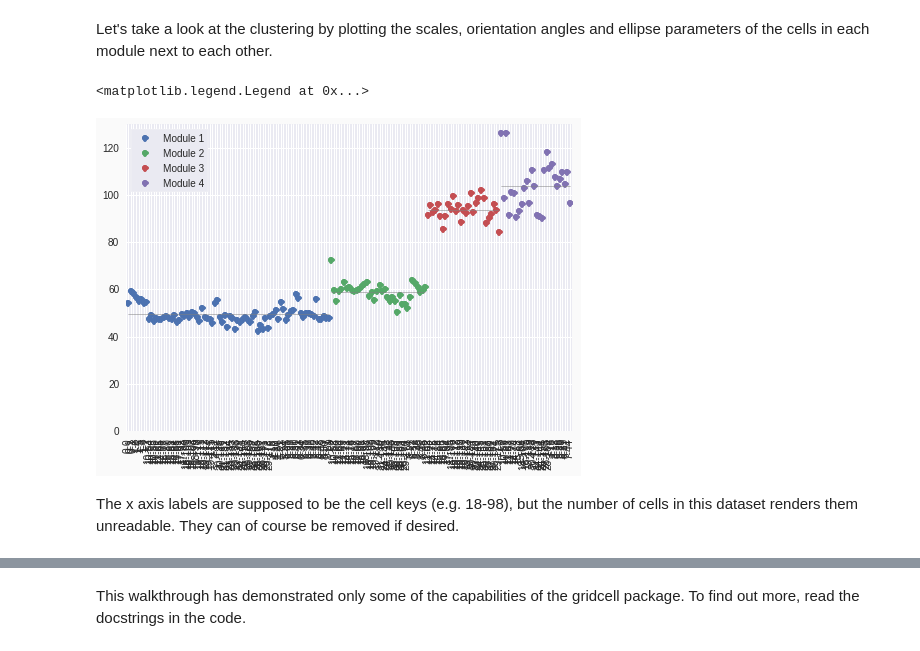
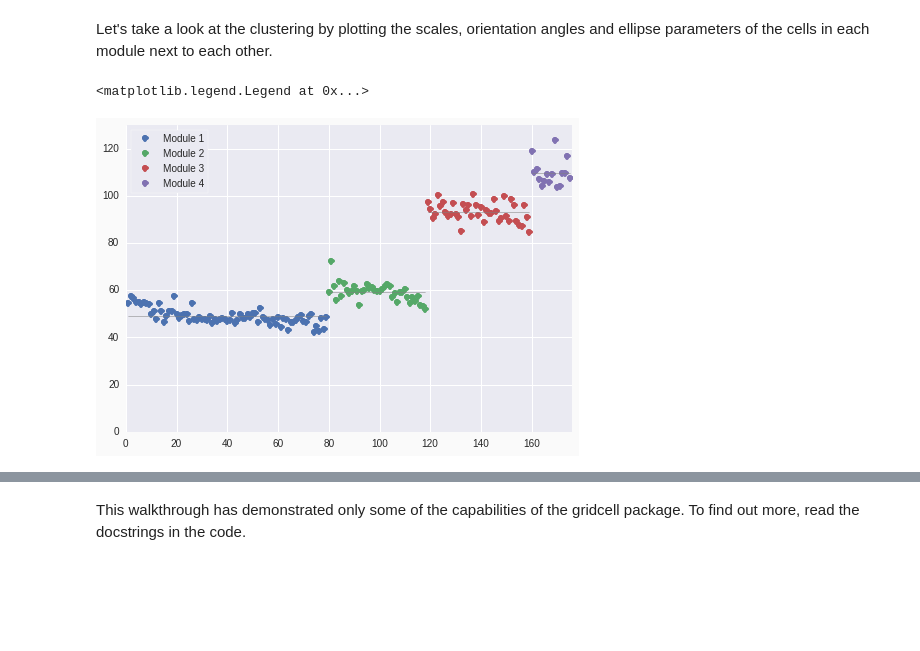
Before and after one commit to danielwe/gridcell, a Jupyter notebook: example.ipynb, the cells around one changed output, grey strips where cells are left out. Cells and saved outputs as stored; diff of their text form; code cells hidden in the pictures; blank space fills up the shorter version.

```diff
--- a/example.ipynb
+++ b/example.ipynb
@@ -163,3 +133,5 @@ cells = CellCollection.from_multiple_sessions(flekkendata, (42, 42), range_,
+# %%
+cells[109].params['threshold'] = 0.12
 # %% [markdown]
 We should check that the problem has been fixed:
 # %%
@@ -182,3 +155,30 @@ cell.plot_ellipse(smajaxis=False, minaxis=True, color='magenta', linewidth=4, zo
+# %%
+# There are other cells requiring custom thresholds
+cells[0].params['threshold'] = 0.17
+cells[8].params['threshold'] = 0.31
+cells[13].params['threshold'] = 0.21
+cells[31].params['threshold'] = 0.11
+cells[40].params['threshold'] = 0.08
+cells[43].params['threshold'] = 0.09
+cells[59].params['threshold'] = 0.18
+cells[63].params['threshold'] = 0.27
+cells[80].params['threshold'] = 0.18
+cells[82].params['threshold'] = 0.16
+cells[98].params['threshold'] = 0.19
+cells[109].params['threshold'] = 0.12
+cells[118].params['threshold'] = 0.40  # Or just 0.20
+cells[128].params['threshold'] = 0.22
+cells[129].params['threshold'] = 0.17
+cells[133].params['threshold'] = 0.22
+cells[150].params['threshold'] = 0.10
+cells[153].params['threshold'] = 0.19
+cells[159].params['threshold'] = 0.17
+cells[160].params['threshold'] = 0.19
+cells[161].params['threshold'] = 0.19
+cells[162].params['threshold'] = 0.16
+cells[168].params['threshold'] = 0.45  # Or 0.64
+
+del cells[146]  # Won't work using the default settings
 # %% [markdown]
 ### Clustering and modules
 
@@ -188,15 +186,24 @@ modules, outliers = cells.k_means(n_clusters=4)
+# %%
+# Find modules among the cells
+# The grid scale is weighted a little more than the other features
+# when clustering
+feat_kw = dict(weights={'logscale': 2.5})
+k_means_kw = dict(n_clusters=4, n_runs=10, feat_kw=feat_kw)
+
+# We expect 4 modules
+from gridcell import Module
+labels = cells.k_means(**k_means_kw)
+modules, outliers = Module.from_labels(cells, labels)
 # %% [markdown]
 All clustering methods have a common return signature: ``modules, outliers``. The variable ``modules`` is a list containing a ``Module`` instance for each of the detected modules. ``Module`` is a subclass of ``CellCollection``, implementing some extra module-specific functionality for analyzing the phases of the cells in the module. The variable ``outliers`` is a CellCollection instance containing the cells that were not assigned to any module. When using the K-means algorithm, all cells are assigned to a module, so ``outliers`` is empty.
 # %% [markdown]
 Let's take a look at the clustering by plotting the scales, orientation angles and ellipse parameters of the cells in each module next to each other.
 # %%
 for (i, mod) in enumerate(modules):
-    line = mod.plot_scales(label="Module {}".format(i + 1))[0]
+    line = mod.plot_features(('scale',), label="Module {}".format(i + 1))[0]
 axes = line.get_axes()
 axes.set_ylim(bottom=0.0)
 axes.legend(loc=0)
 # %% [output]
 <matplotlib.legend.Legend at 0x...>
-[figure, old version]
+[figure, new version]
-# %% [markdown]
-The x axis labels are supposed to be the cell keys (e.g. 18-98), but the number of cells in this dataset renders them unreadable. They can of course be removed if desired.
```
Also changed, not shown: parts of 31 cells of this notebook, 12 other files.
